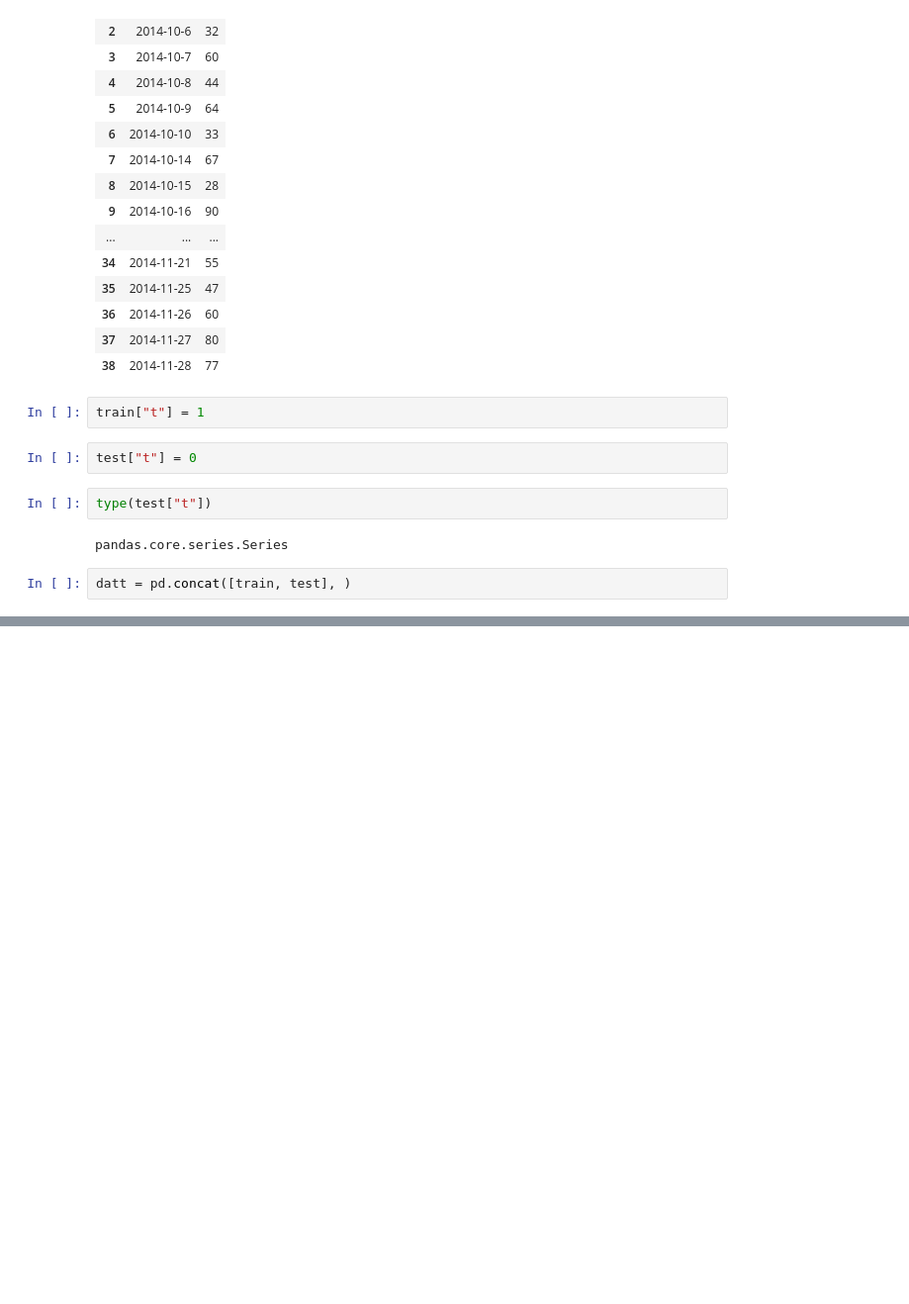
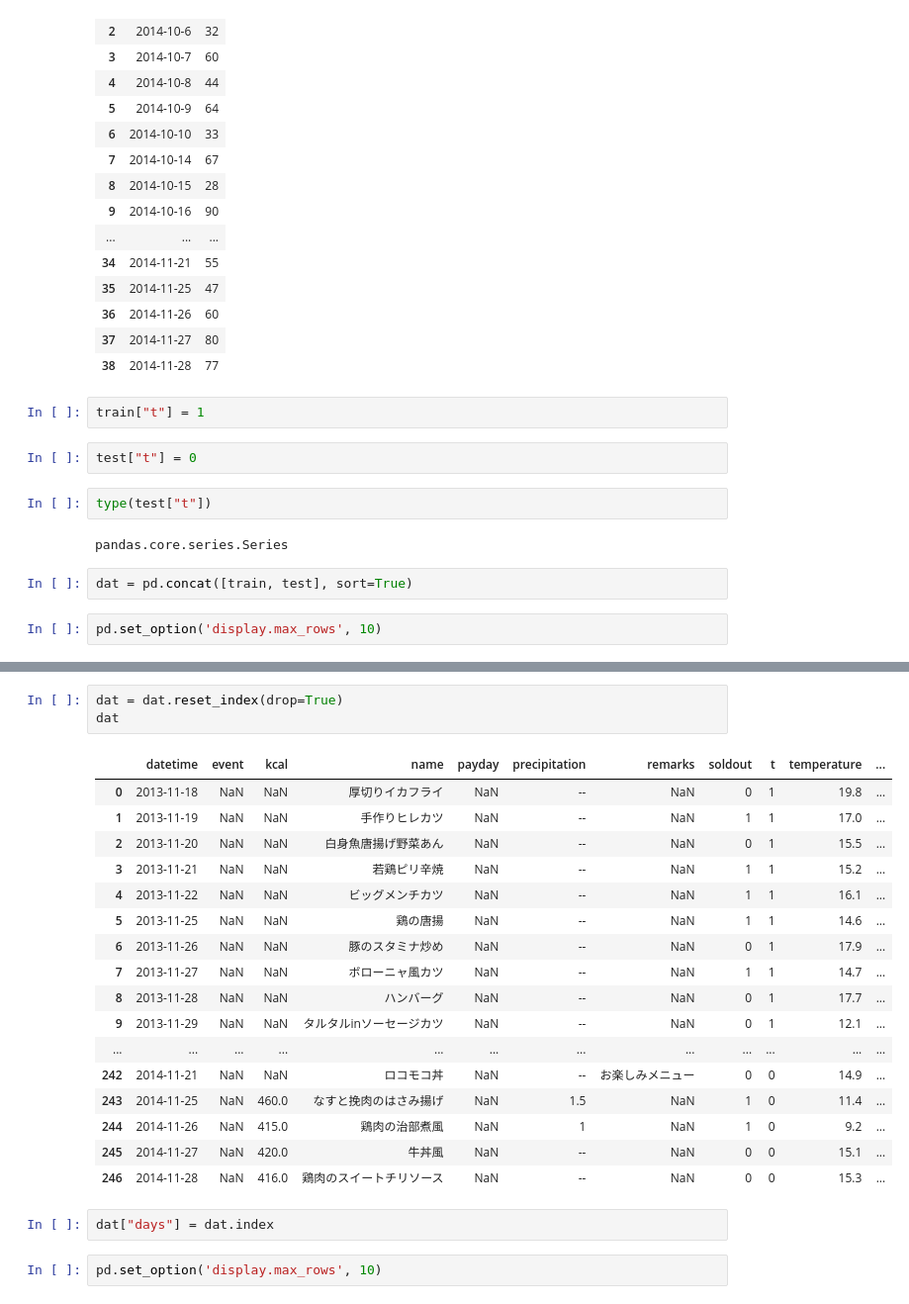
Before and after one commit to hiro106/signate-bento-sales-prediction, a Jupyter notebook: bento_demand_prediction_signate.ipynb, the cells around one changed output, grey strips where cells are left out. Shown at 99% size. Drawn from its saved outputs; the diff is of its cells as text; blank space fills up the shorter version.

```diff
--- a/bento_demand_prediction_signate.ipynb
+++ b/bento_demand_prediction_signate.ipynb
@@ -1235,4 +1253,6 @@ type(test["t"])
 # %% [output]
 pandas.core.series.Series
 # %%
-datt = pd.concat([train, test], )
+dat = pd.concat([train, test], sort=True)
+# %%
+pd.set_option('display.max_rows', 10)
@@ -1238,0 +1275,25 @@ datt = pd.concat([train, test], )
+# %%
+dat = dat.reset_index(drop=True)
+dat
+# %% [output]
+|  | datetime | event | kcal | name | payday | precipitation | remarks | soldout | t | temperature | ... |
+| 0 | 2013-11-18 | NaN | NaN | 厚切りイカフライ | NaN | -- | NaN | 0 | 1 | 19.8 | ... |
+| 1 | 2013-11-19 | NaN | NaN | 手作りヒレカツ | NaN | -- | NaN | 1 | 1 | 17.0 | ... |
+| 2 | 2013-11-20 | NaN | NaN | 白身魚唐揚げ野菜あん | NaN | -- | NaN | 0 | 1 | 15.5 | ... |
+| 3 | 2013-11-21 | NaN | NaN | 若鶏ピリ辛焼 | NaN | -- | NaN | 1 | 1 | 15.2 | ... |
+| 4 | 2013-11-22 | NaN | NaN | ビッグメンチカツ | NaN | -- | NaN | 1 | 1 | 16.1 | ... |
+| 5 | 2013-11-25 | NaN | NaN | 鶏の唐揚 | NaN | -- | NaN | 1 | 1 | 14.6 | ... |
+| 6 | 2013-11-26 | NaN | NaN | 豚のスタミナ炒め | NaN | -- | NaN | 0 | 1 | 17.9 | ... |
+| 7 | 2013-11-27 | NaN | NaN | ボローニャ風カツ | NaN | -- | NaN | 1 | 1 | 14.7 | ... |
+| 8 | 2013-11-28 | NaN | NaN | ハンバーグ | NaN | -- | NaN | 0 | 1 | 17.7 | ... |
+| 9 | 2013-11-29 | NaN | NaN | タルタルinソーセージカツ | NaN | -- | NaN | 0 | 1 | 12.1 | ... |
+| ... | ... | ... | ... | ... | ... | ... | ... | ... | ... | ... | ... |
+| 242 | 2014-11-21 | NaN | NaN | ロコモコ丼 | NaN | -- | お楽しみメニュー | 0 | 0 | 14.9 | ... |
+| 243 | 2014-11-25 | NaN | 460.0 | なすと挽肉のはさみ揚げ | NaN | 1.5 | NaN | 1 | 0 | 11.4 | ... |
+| 244 | 2014-11-26 | NaN | 415.0 | 鶏肉の治部煮風 | NaN | 1 | NaN | 1 | 0 | 9.2 | ... |
+| 245 | 2014-11-27 | NaN | 420.0 | 牛丼風 | NaN | -- | NaN | 0 | 0 | 15.1 | ... |
+| 246 | 2014-11-28 | NaN | 416.0 | 鶏肉のスイートチリソース | NaN | -- | NaN | 0 | 0 | 15.3 | ... |
+# %%
+dat["days"] = dat.index
+# %%
+pd.set_option('display.max_rows', 10)
```
Also changed, not shown: parts of 7 cells of this notebook.
